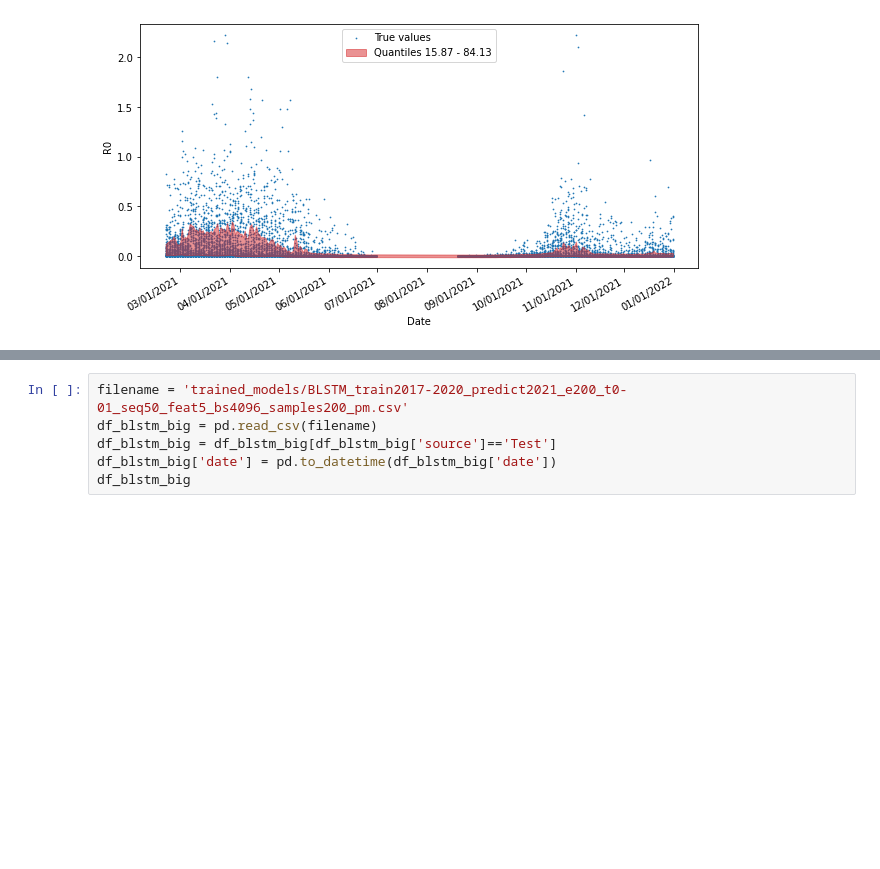
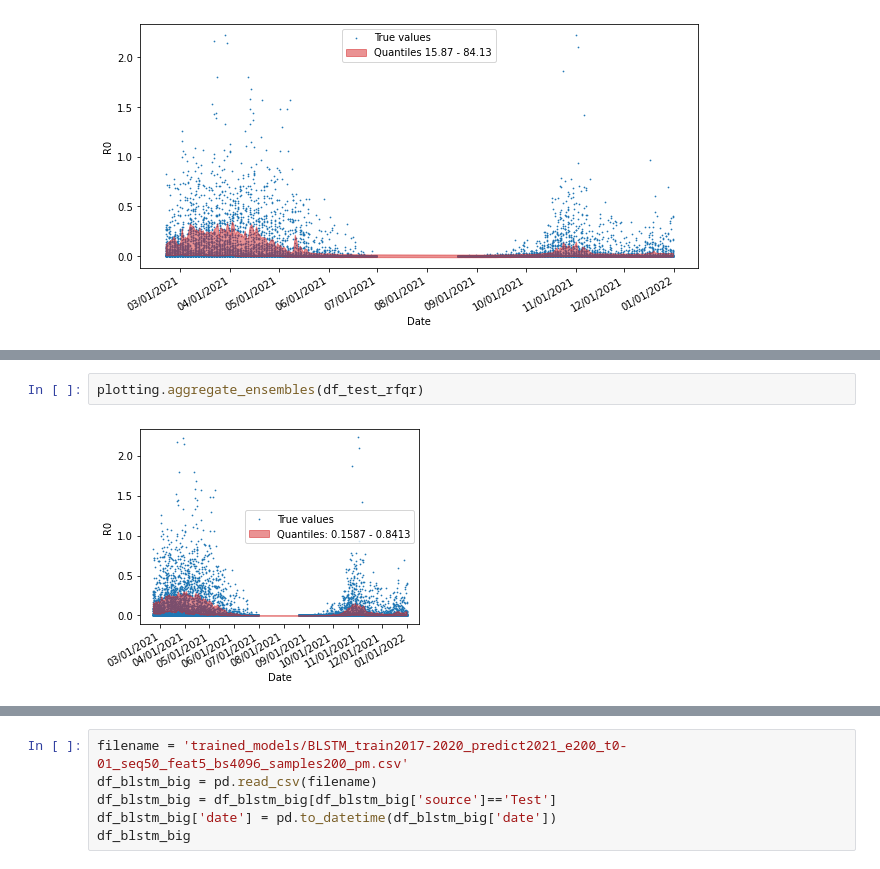
Before and after one commit to IBM/UQ-climate-impact-benchmarking, a Jupyter notebook: emsemble_modeling.ipynb, the cells around one changed output, grey strips where cells are left out. Drawn from its saved outputs; the diff is of its cells as text; blank space fills up the shorter version.

```diff
--- a/emsemble_modeling.ipynb
+++ b/emsemble_modeling.ipynb
@@ -266,2 +267,6 @@ plotting.aggregate_ensembles_samples(test_df, 'figures/blstm_2021_agg_samples.pd
+# %%
+plotting.aggregate_ensembles(df_test_rfqr)
+# %% [output]
+[figure, added]
 # %%
 iforecasts = [40, 45, 50]
```
Also changed, not shown: parts of 23 cells of this notebook, 3 other files.
